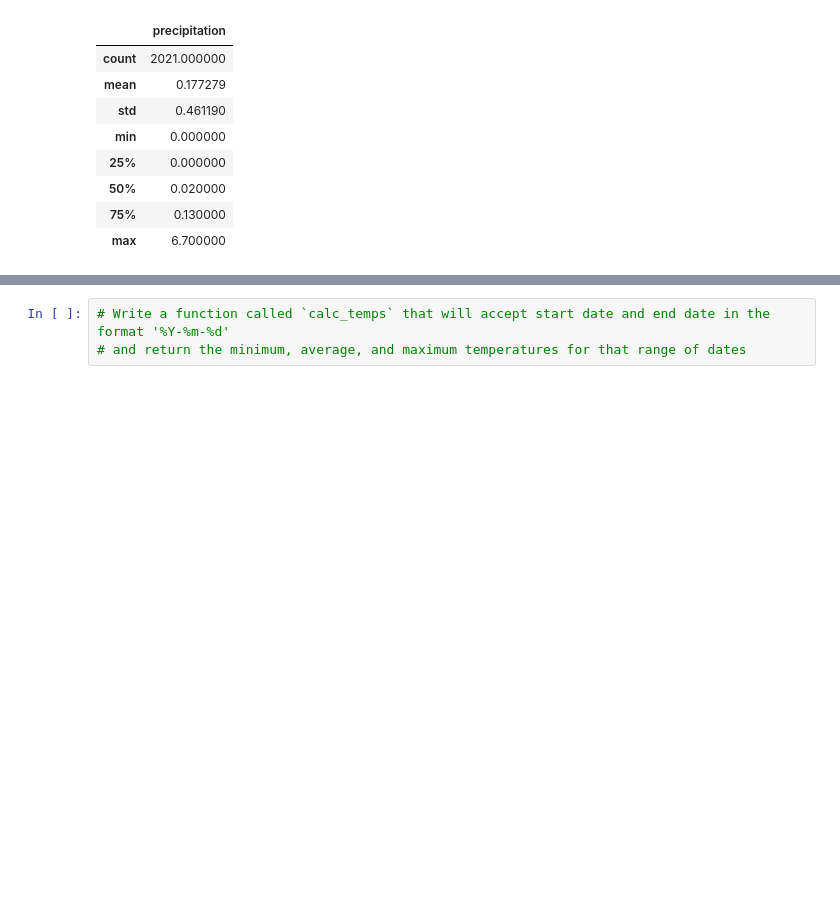
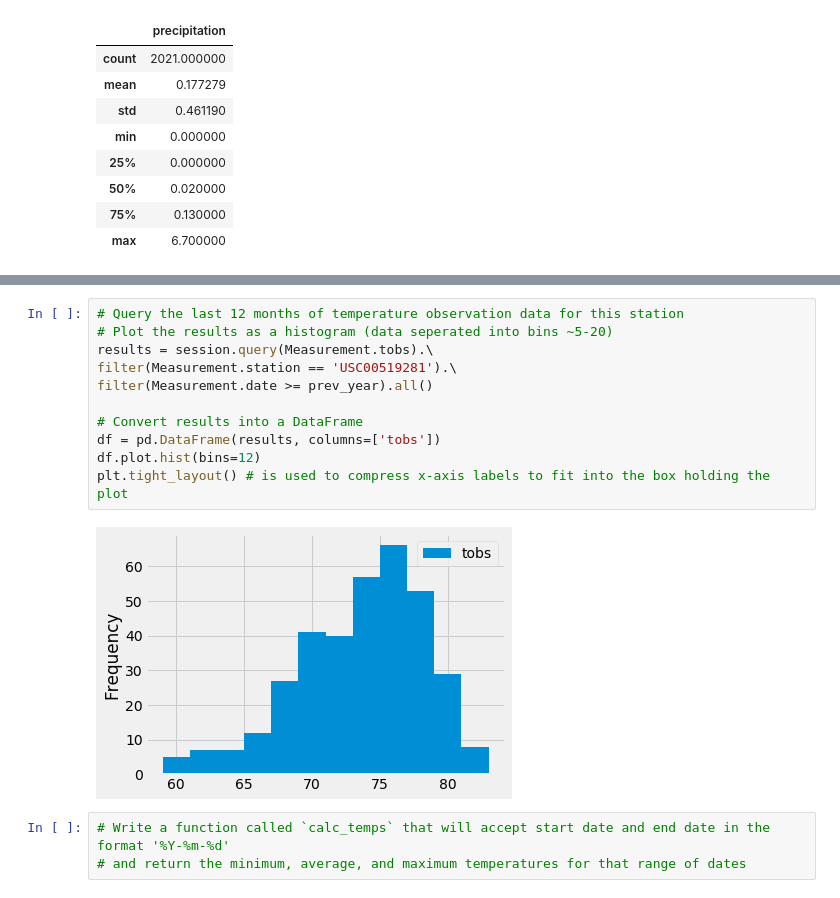
Before and after one commit to elenaguilarv/Surfs_up, a Jupyter notebook: climate_analysis.ipynb, the cells around one changed output, grey strips where cells are left out. Saved outputs shown, nothing was run; the diff lists cells and outputs as text; blank space fills up the shorter version.

Commit message:
weather station analysis

```diff
--- a/climate_analysis.ipynb
+++ b/climate_analysis.ipynb
@@ -119,3 +145,16 @@ df.describe()
+# %%
+# Query the last 12 months of temperature observation data for this station
+# Plot the results as a histogram (data seperated into bins ~5-20)
+results = session.query(Measurement.tobs).\
+filter(Measurement.station == 'USC00519281').\
+filter(Measurement.date >= prev_year).all()
+
+# Convert results into a DataFrame
+df = pd.DataFrame(results, columns=['tobs'])
+df.plot.hist(bins=12)
+plt.tight_layout() # is used to compress x-axis labels to fit into the box holding the plot
+# %% [output]
+[figure, added]
 # %%
 # Write a function called `calc_temps` that will accept start date and end date in the format '%Y-%m-%d'
 # and return the minimum, average, and maximum temperatures for that range of dates
```
Also changed, not shown: parts of 6 cells of this notebook, 1 other file.
